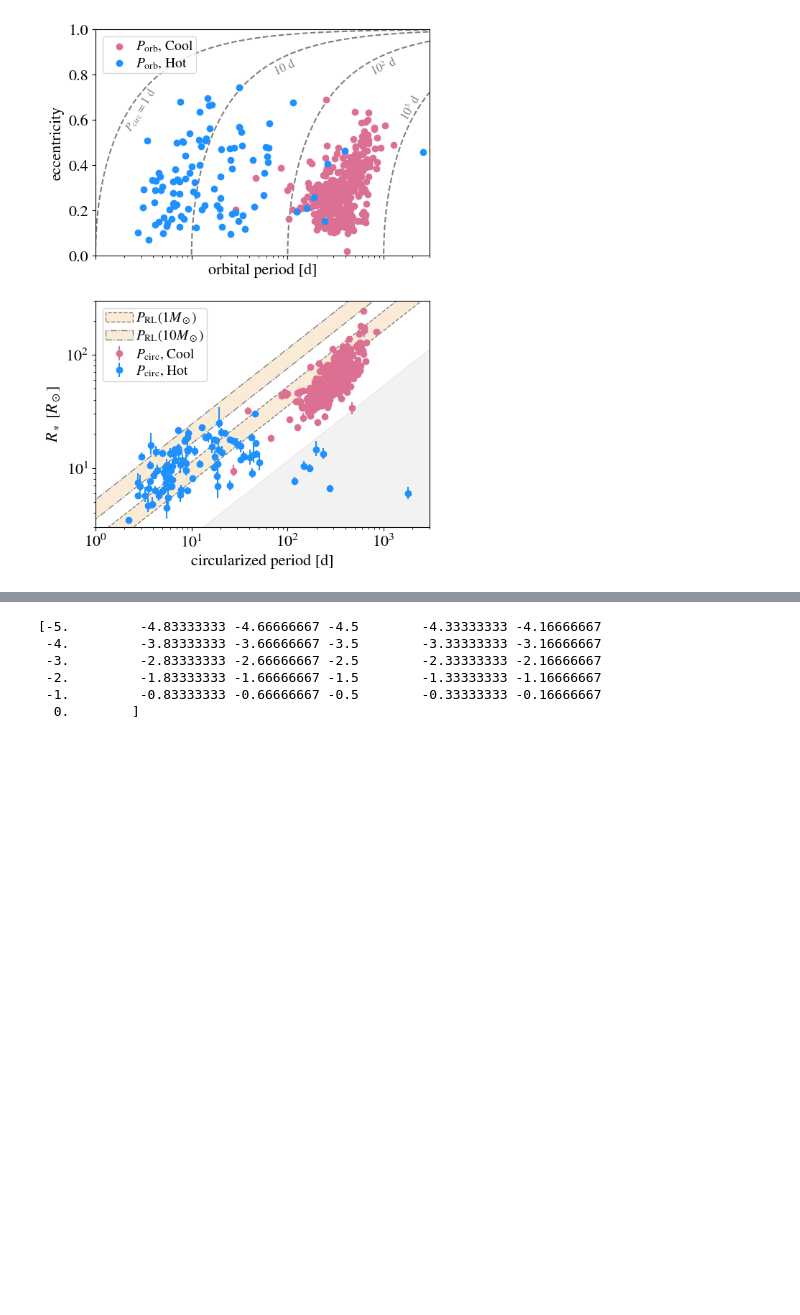
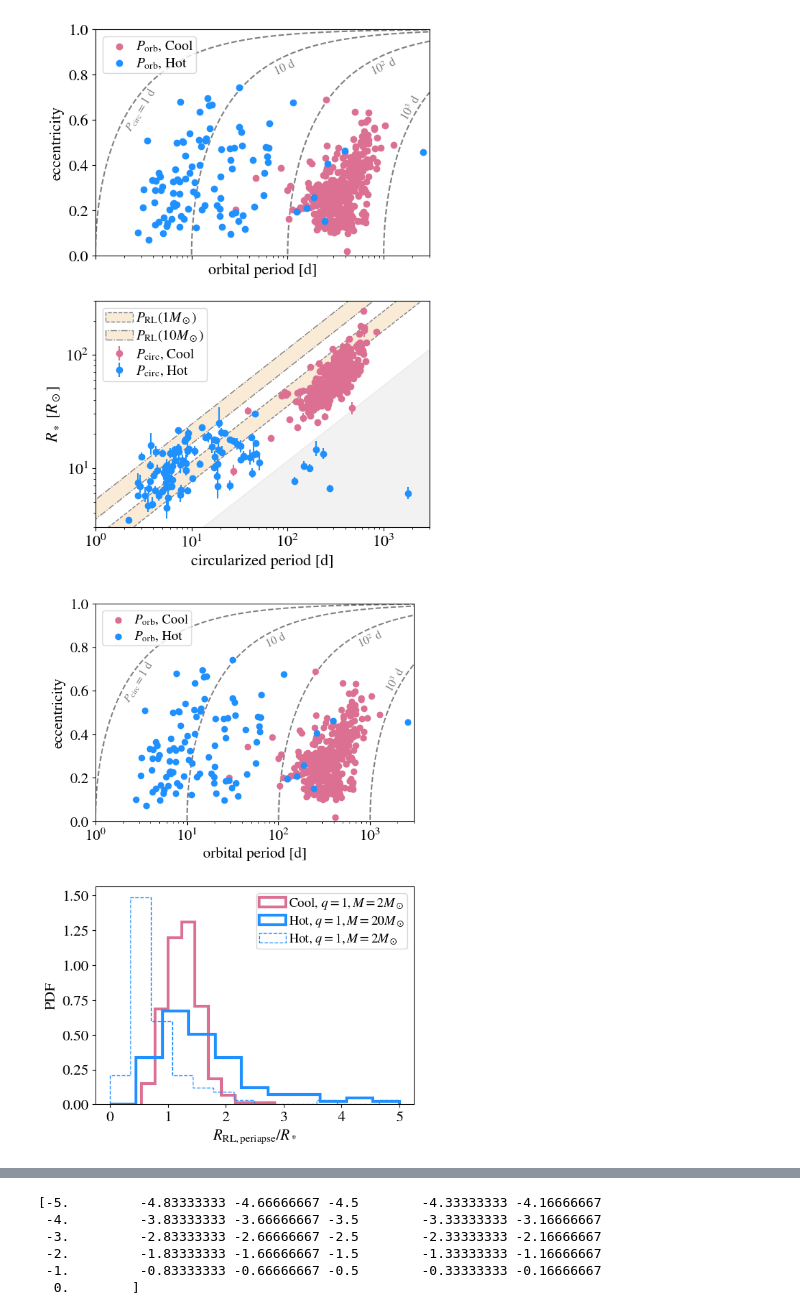
Before and after one commit to morganemacleod/OGLE_HBs, a Jupyter notebook: OGLE-paperfigs-Rev2.ipynb, the cells around one changed output, grey strips where cells are left out. Saved outputs shown, nothing was run; the diff lists cells and outputs as text; code cells hidden in the pictures; blank space fills up the shorter version.

```diff
--- a/OGLE-paperfigs-Rev.ipynb
+++ b/OGLE-paperfigs-Rev2.ipynb
@@ -132,9 +355,10 @@ hb['AoRcrit_pseudo']  = (hb['cs']/hb['Omega_tide_pseudo']) / (hb['rad']*c.rsun)
 
 def p_cut(rstar):
     return 2*np.pi*np.sqrt( (2*a_RL(2)*rstar*c.rsun)**3/(c.G*0.5*c.msun) )/86400.
+#hb['tidal_flag'] = hb['Pcirc']<p_cut(hb['rad'])
+hb['tidal_flag'] = (roche_lobe_radius_periapse( hb['P'] * 86400 , Mtot = 2*c.msun, q=1, f=0, e=hb['Ecc'])  / (hb['rad']*c.rsun ) < 3)
 
 
-hb['tidal_flag'] = hb['Pcirc']<p_cut(hb['rad'])
 
 # supply adjusted amplitude estimates for a few stars
 hb['A_adjust'] = np.nan
@@ -477,3 +701,51 @@ plt.subplots_adjust(hspace=0.2)
 plt.savefig('figs/periods.pdf',bbox_inches='tight',dpi=300)
 # %% [output]
 [figure]
+# %%
+fig,axs = plt.subplots(2,1,figsize=(6,9.5),sharex=False)
+
+## Period -- Eccentricity
+
+HotC = 'DodgerBlue'
+CoolC = 'PaleVioletRed'
+selc = hb['teff']<6250.
+axs[0].scatter(hb['P'][selc],hb['Ecc'][selc],c=CoolC,label=r'$P_{\rm orb}$, Cool' ,rasterized=True)
+axs[0].scatter(hb['P'][selc==False],hb['Ecc'][selc==False],c=HotC,label=r'$P_{\rm orb}$, Hot' ,rasterized=True)
+xp = np.logspace(0,4,100000)
+for p0 in np.logspace(0,3,4):
+    axs[0].plot(xp,np.sqrt(1-(p0/xp)**(2/3.)),ls='--',color='grey',zorder=0 ,rasterized=True)
+axs[0].semilogx()
+axs[0].set_ylim(0,1)
+axs[0].set_xlim(1,3000)
+
+axs[0].set_xlabel("orbital period [d]")
+axs[0].set_ylabel("eccentricity")
+axs[0].legend(loc='upper left')
+axs[0].annotate(r'$P_{\rm circ}=1$ d',(1.9,0.55),rotation=58,color='grey',fontsize=12)
+axs[0].annotate(r'10 d',(70,0.8),rotation=25,color='grey',fontsize=12)
+axs[0].annotate(r'$10^2$ d',(700,0.8),rotation=25,color='grey',fontsize=12)
+axs[0].annotate(r'$10^3$ d',(1400,0.6),rotation=60,color='grey',fontsize=12)
+
+## Roche radii
+axs[1].hist( roche_lobe_radius_periapse( hb['P'][selc] * 86400 , Mtot = 2*c.msun, q=1, f=0, e=hb['Ecc'][selc])  / (hb['rad'][selc]*c.rsun ),
+        color=CoolC,histtype='step',linewidth=3,density=True,label='Cool, $q=1, M=2 M_\odot$',linestyle='-')
+#axs[1].hist( roche_lobe_radius_periapse( hb['P'][selc] * 86400 , Mtot = 2*c.msun, q=3, f=0, e=hb['Ecc'][selc])  / (hb['rad'][selc]*c.rsun ),
+#        color=CoolC,histtype='step',linewidth=1,density=True,label='Cool, $q=1/3, M=4/3 M_\odot$',linestyle='--')
+
+axs[1].hist( roche_lobe_radius_periapse( hb['P'][selc==False] * 86400 , Mtot = 20*c.msun, q=1, f=0, e=hb['Ecc'][selc==False])  / (hb['rad'][selc==False]*c.rsun ),
+        color=HotC,histtype='step',linewidth=3,density=True,label='Hot, $q=1, M=20 M_\odot$',linestyle='-',bins=np.linspace(0,5,12))
+axs[1].hist( roche_lobe_radius_periapse( hb['P'][selc==False] * 86400 , Mtot = 2*c.msun, q=1, f=0, e=hb['Ecc'][selc==False])  / (hb['rad'][selc==False]*c.rsun ),
+        color=HotC,histtype='step',linewidth=1,density=True,label='Hot, $q=1, M=2 M_\odot$',linestyle='--',bins=np.linspace(0,5,15))
+
+
+axs[1].legend()
+axs[1].set_xticks([0,1,2,3,4,5])
+axs[1].set_ylabel('PDF')
+axs[1].set_xlabel(r'$R_{\rm RL, periapse} / R_*$')
+
+
+
+plt.subplots_adjust(hspace=0.3)
+plt.savefig('figs/periods_v2.pdf',bbox_inches='tight',dpi=300)
+# %% [output]
+[figure, added]
```
Also changed, not shown: parts of 2 cells of this notebook, 8 other files.
